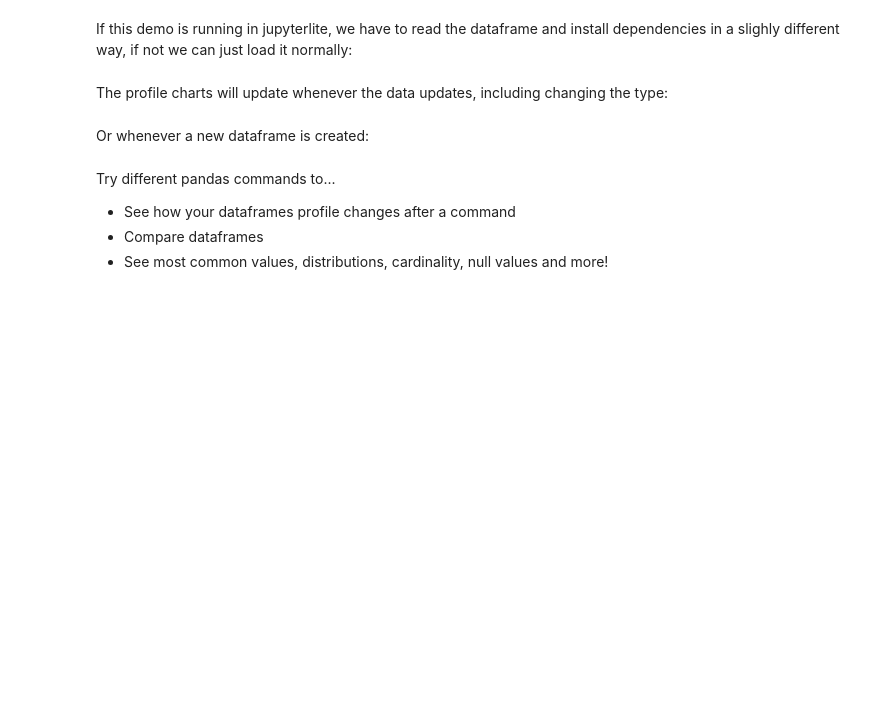
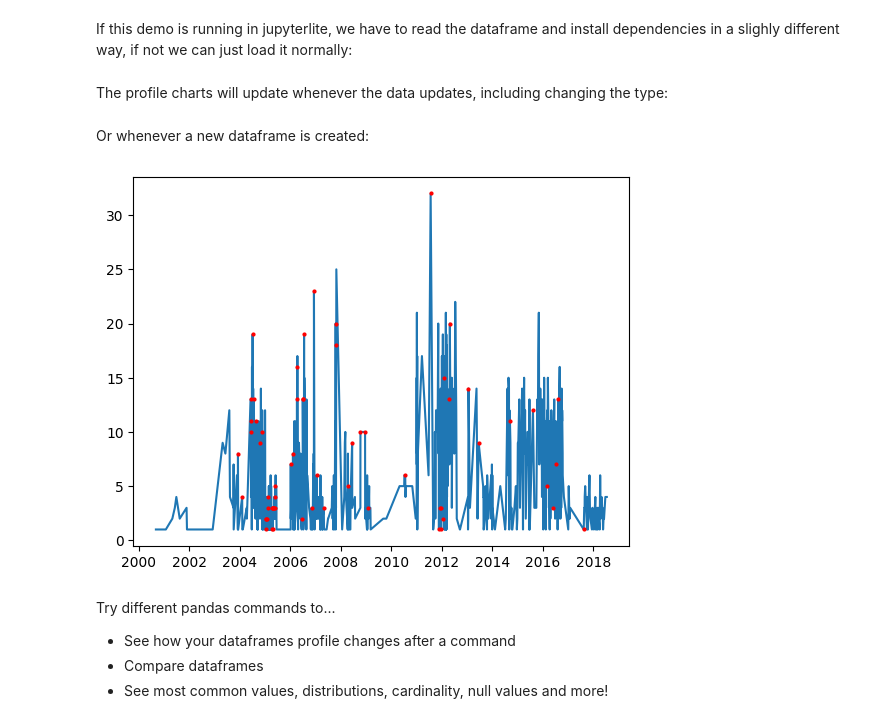
Before and after one commit to cmudig/AutoProfiler, a Jupyter notebook: examples/SF Housing Demo.ipynb, the cells around one changed output. Cells and saved outputs as stored; diff of their text form; code cells hidden in the pictures; blank space fills up the shorter version.

Commit message:
time_series outliers

```diff
--- a/examples/SF Housing Demo.ipynb
+++ b/examples/SF Housing Demo.ipynb
@@ -33,6 +34,33 @@ The profile charts will update whenever the data updates, including changing the
 df_housing["date"] = pd.to_datetime(df_housing["date"], format="%Y%m%d")
 # %% [markdown]
 Or whenever a new dataframe is created:
+# %%
+# Generated by AutoProfiler
+alpha = 1.4826 #for MAD to be a consistent estimator of SD, we use 1.4826 for guassian
+k = 7
+
+col_count = df_housing["date"].value_counts().reset_index()
+col_count.columns = ["date", "counts"]
+col_count = col_count.sort_values(by=["date"])
+counts = col_count["counts"]
+rolling_median = counts.rolling(window=k, center=True).median() #for each window calculate a mean
+MAD = lambda x: np.median(np.abs(x - np.median(x))) #MAD is calculated by taking the median(|point - median(window)|)
+rolling_MAD = counts.rolling(window=k, center=True).apply(MAD)
+threshold = 3 * alpha * rolling_MAD #use 3 standard deviations
+outlier = np.abs(counts - rolling_median) > threshold
+outlier_idx = outlier[outlier].index.tolist()
+
+dt_out = list(col_count[col_count.index.isin(outlier_idx)]["date"])
+datetime_outliers = df_housing.loc[df_housing["date"].isin(dt_out)] #shows all rows with time such that the count is an outlier -- what to call?
+dt = col_count[col_count.index.isin(outlier_idx)] # shows all times that have outliers
+
+
+from matplotlib import pyplot
+pyplot.plot(col_count["date"],col_count["counts"])
+pyplot.plot(dt["date"],dt["counts"],"ro",ms=2)
+pyplot.show()
+# %% [output]
+[figure, added]
 # %%
 expensive_rents = df_housing[df_housing["price"] > 5000]
 # %% [markdown]
```
Also changed, not shown: parts of 2 cells of this notebook, 8 other files.
